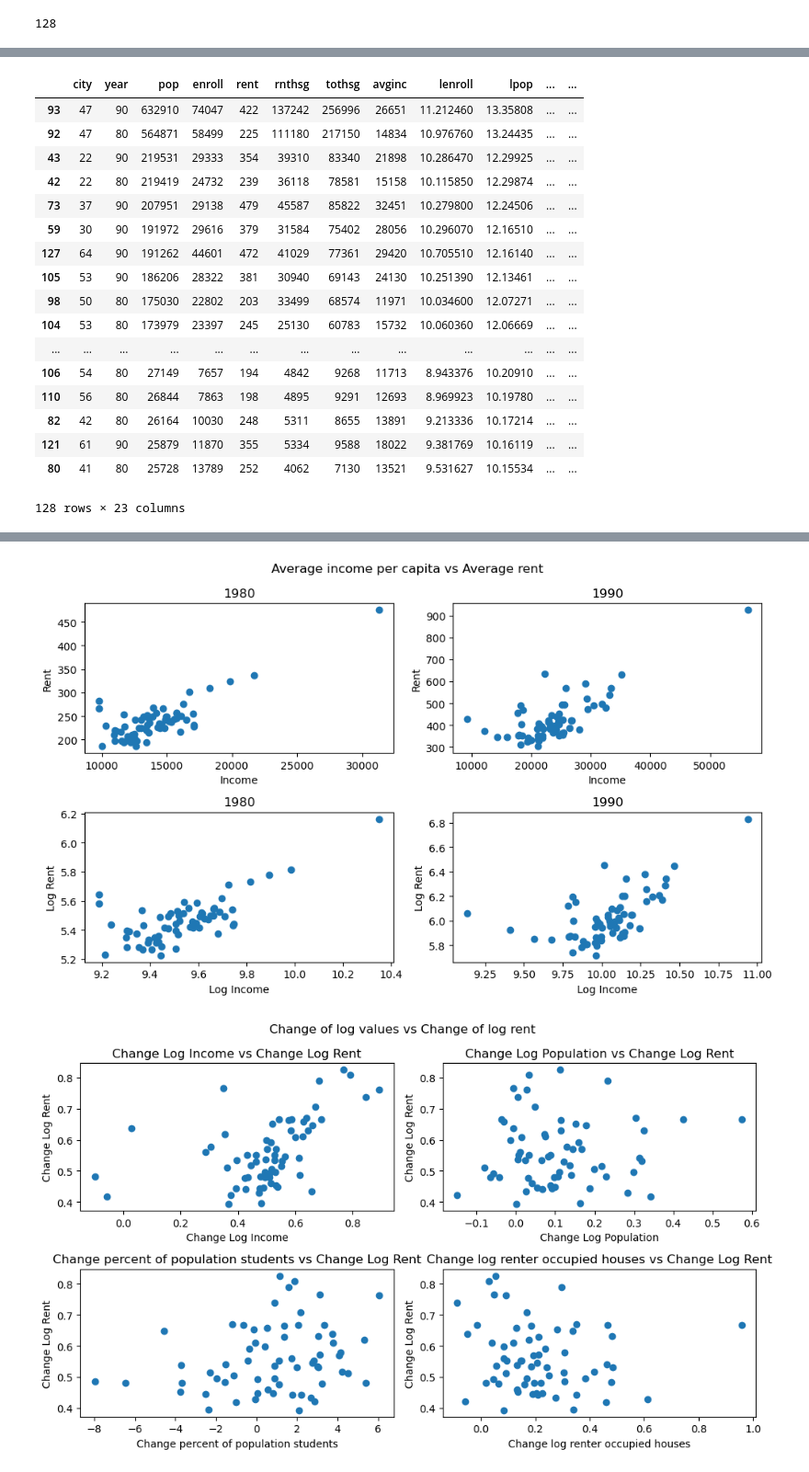
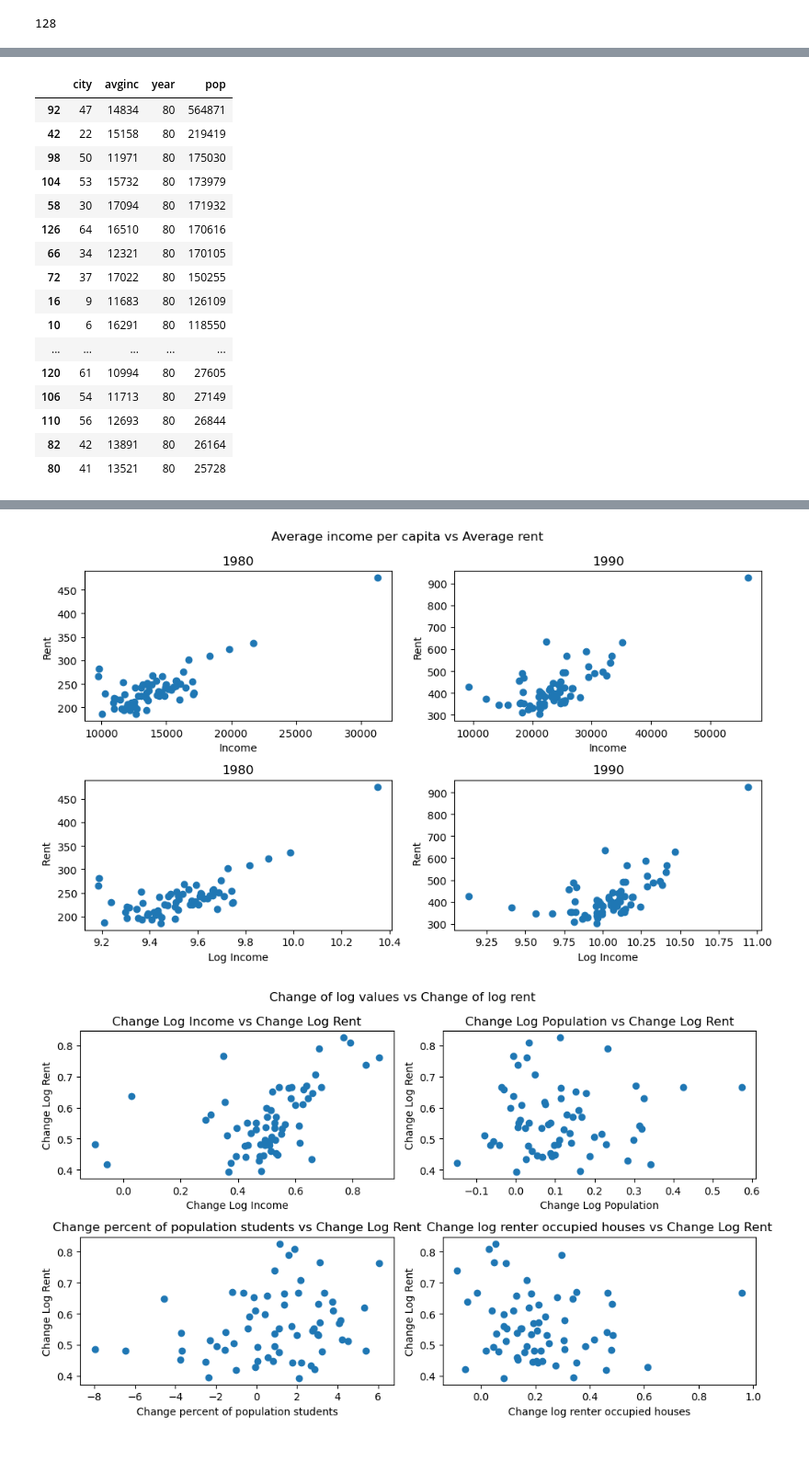
Before and after one commit to nichtemna/data_science_practical, a Jupyter notebook: data_review.ipynb, the cells around one changed output, grey strips where cells are left out. Shown at 92% size. Drawn from its saved outputs; the diff is of its cells as text; code cells hidden in the pictures.

```diff
--- a/data_review.ipynb
+++ b/data_review.ipynb
@@ -34,26 +34,26 @@ DF.columns.values.tolist()
  'pctrnths']
 # %%
 # Sort data by city population. With City 47 as much bigger than any other, that's the one that we see as outlier in many plots.
-DF.sort_values(by=['pop'], ascending=False)
+DF80 = DF[DF['year'] == 80]
+DF80[['city', 'avginc', 'year', 'pop']].sort_values(by=['pop'], ascending=False)
 # %% [output]
-|  | city | year | pop | enroll | rent | rnthsg | tothsg | avginc | lenroll | lpop | ... | ... |
-| 93 | 47 | 90 | 632910 | 74047 | 422 | 137242 | 256996 | 26651 | 11.212460 | 13.35808 | ... | ... |
-| 92 | 47 | 80 | 564871 | 58499 | 225 | 111180 | 217150 | 14834 | 10.976760 | 13.24435 | ... | ... |
-| 43 | 22 | 90 | 219531 | 29333 | 354 | 39310 | 83340 | 21898 | 10.286470 | 12.29925 | ... | ... |
-| 42 | 22 | 80 | 219419 | 24732 | 239 | 36118 | 78581 | 15158 | 10.115850 | 12.29874 | ... | ... |
-| 73 | 37 | 90 | 207951 | 29138 | 479 | 45587 | 85822 | 32451 | 10.279800 | 12.24506 | ... | ... |
-| 59 | 30 | 90 | 191972 | 29616 | 379 | 31584 | 75402 | 28056 | 10.296070 | 12.16510 | ... | ... |
-| 127 | 64 | 90 | 191262 | 44601 | 472 | 41029 | 77361 | 29420 | 10.705510 | 12.16140 | ... | ... |
-| 105 | 53 | 90 | 186206 | 28322 | 381 | 30940 | 69143 | 24130 | 10.251390 | 12.13461 | ... | ... |
-| 98 | 50 | 80 | 175030 | 22802 | 203 | 33499 | 68574 | 11971 | 10.034600 | 12.07271 | ... | ... |
-| 104 | 53 | 80 | 173979 | 23397 | 245 | 25130 | 60783 | 15732 | 10.060360 | 12.06669 | ... | ... |
-| ... | ... | ... | ... | ... | ... | ... | ... | ... | ... | ... | ... | ... |
-| 106 | 54 | 80 | 27149 | 7657 | 194 | 4842 | 9268 | 11713 | 8.943376 | 10.20910 | ... | ... |
-| 110 | 56 | 80 | 26844 | 7863 | 198 | 4895 | 9291 | 12693 | 8.969923 | 10.19780 | ... | ... |
-| 82 | 42 | 80 | 26164 | 10030 | 248 | 5311 | 8655 | 13891 | 9.213336 | 10.17214 | ... | ... |
-| 121 | 61 | 90 | 25879 | 11870 | 355 | 5334 | 9588 | 18022 | 9.381769 | 10.16119 | ... | ... |
-| 80 | 41 | 80 | 25728 | 13789 | 252 | 4062 | 7130 | 13521 | 9.531627 | 10.15534 | ... | ... |
+|  | city | avginc | year | pop |
+| 92 | 47 | 14834 | 80 | 564871 |
+| 42 | 22 | 15158 | 80 | 219419 |
+| 98 | 50 | 11971 | 80 | 175030 |
+| 104 | 53 | 15732 | 80 | 173979 |
+| 58 | 30 | 17094 | 80 | 171932 |
+| 126 | 64 | 16510 | 80 | 170616 |
+| 66 | 34 | 12321 | 80 | 170105 |
+| 72 | 37 | 17022 | 80 | 150255 |
+| 16 | 9 | 11683 | 80 | 126109 |
+| 10 | 6 | 16291 | 80 | 118550 |
+| ... | ... | ... | ... | ... |
+| 120 | 61 | 10994 | 80 | 27605 |
+| 106 | 54 | 11713 | 80 | 27149 |
+| 110 | 56 | 12693 | 80 | 26844 |
+| 82 | 42 | 13891 | 80 | 26164 |
+| 80 | 41 | 13521 | 80 | 25728 |
-128 rows × 23 columns
 # %%
 print(DF[['city', 'year', 'pop', 'enroll', 'rent', 'avginc', 'pctrnths']])
 # %% [output]
@@ -85,32 +85,32 @@ DFno = DF[DF['city'] != 47]
 # %%
 # Avereage income vs Average rent scatterplots
 _, ((ax1, ax2), (ax3, ax4)) = plt.subplots(2, 2, figsize=(10, 6))
 ax1.scatter(DF80['avginc'], DF80['rent'])
 ax2.scatter(DF90['avginc'], DF90['rent'])
-ax3.scatter(DF80['lavginc'], DF80['lrent'])
-ax4.scatter(DF90['lavginc'], DF90['lrent'])
+ax3.scatter(DF80['lavginc'], DF80['rent'])
+ax4.scatter(DF90['lavginc'], DF90['rent'])
 
 ax1.set_title('1980')
 ax1.set_xlabel("Income")
 ax1.set_ylabel("Rent")
 
 ax2.set_title('1990')
 ax2.set_xlabel("Income")
 ax2.set_ylabel("Rent")
 
 ax3.set_title('1980')
 ax3.set_xlabel("Log Income")
-ax3.set_ylabel("Log Rent")
+ax3.set_ylabel(" Rent")
 
 ax4.set_title('1990')
 ax4.set_xlabel("Log Income")
-ax4.set_ylabel("Log Rent")
+ax4.set_ylabel(" Rent")
 
 plt.suptitle('Average income per capita vs Average rent')
 plt.tight_layout()
 plt.show()
 # %% [output]
-[figure, old version]
+[figure, new version]
 # %%
 # Change in log values vs log average rent
 _, ((ax1, ax2), (ax3, ax4)) = plt.subplots(2, 2, figsize=(10, 6))
```
Also changed, not shown: 1 other file.
